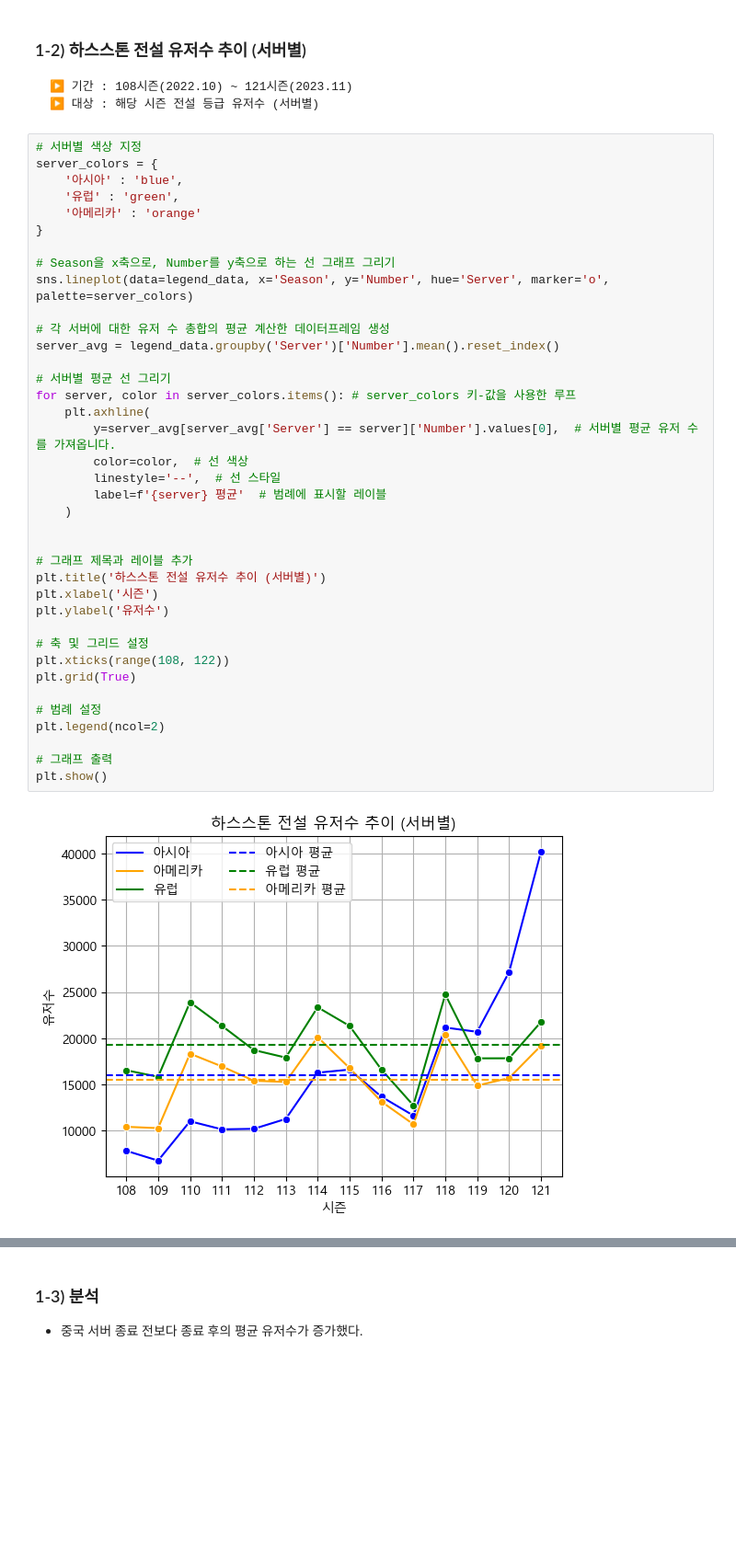
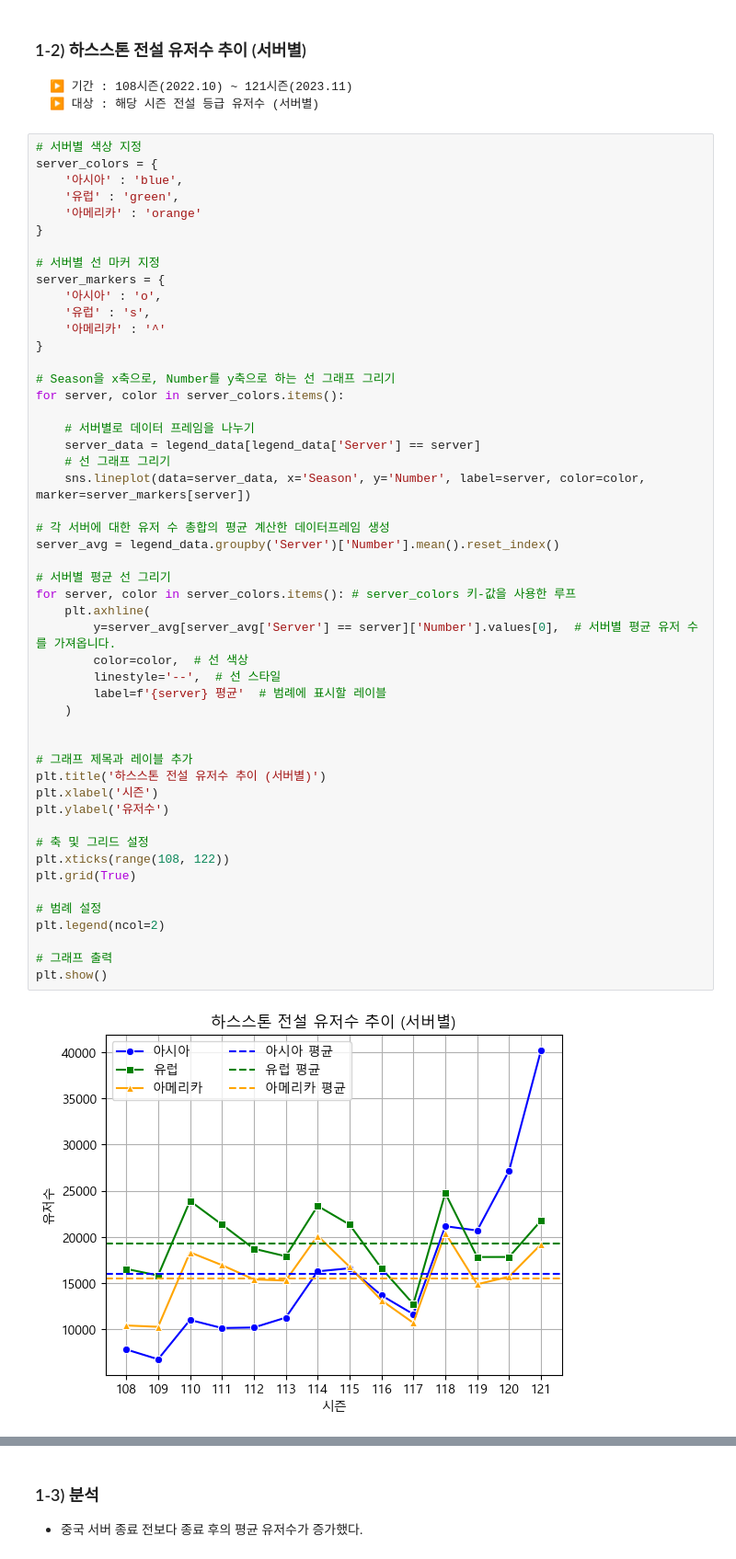
Before and after one commit to tlthr764/codingon_project_03, a Jupyter notebook: graph_legend.ipynb, the cells around one changed output, grey strips where cells are left out. Shown at 92% size. Drawn from its saved outputs; the diff is of its cells as text; blank space fills up the shorter version.

```diff
--- a/graph_legend.ipynb
+++ b/graph_legend.ipynb
@@ -94,38 +94,50 @@ server_colors = {
     '아메리카' : 'orange'
 }
 
+# 서버별 선 마커 지정
+server_markers = {
+    '아시아' : 'o',
+    '유럽' : 's',
+    '아메리카' : '^'
+}
+
 # Season을 x축으로, Number를 y축으로 하는 선 그래프 그리기
-sns.lineplot(data=legend_data, x='Season', y='Number', hue='Server', marker='o', palette=server_colors)
+for server, color in server_colors.items():
+
+    # 서버별로 데이터 프레임을 나누기
+    server_data = legend_data[legend_data['Server'] == server]
+    # 선 그래프 그리기
+    sns.lineplot(data=server_data, x='Season', y='Number', label=server, color=color, marker=server_markers[server])
 
 # 각 서버에 대한 유저 수 총합의 평균 계산한 데이터프레임 생성
 server_avg = legend_data.groupby('Server')['Number'].mean().reset_index()
 
 # 서버별 평균 선 그리기
 for server, color in server_colors.items(): # server_colors 키-값을 사용한 루프
     plt.axhline(
         y=server_avg[server_avg['Server'] == server]['Number'].values[0],  # 서버별 평균 유저 수를 가져옵니다.
         color=color,  # 선 색상
         linestyle='--',  # 선 스타일
         label=f'{server} 평균'  # 범례에 표시할 레이블
     )
 
 
 # 그래프 제목과 레이블 추가
 plt.title('하스스톤 전설 유저수 추이 (서버별)')
 plt.xlabel('시즌')
 plt.ylabel('유저수')
 
 # 축 및 그리드 설정
 plt.xticks(range(108, 122))
 plt.grid(True)
 
 # 범례 설정
 plt.legend(ncol=2)
 
 # 그래프 출력
 plt.show()
 # %% [output]
-[figure, old version]
+[figure, new version]
 # %% [markdown]
 ### 1-2) 분석
 - 서버별 유저수 그래프는 서버 총합 유저수 그래프와 유사한 추세를 보인다.
```
Also changed, not shown: parts of 17 cells of this notebook, 5 other files.
